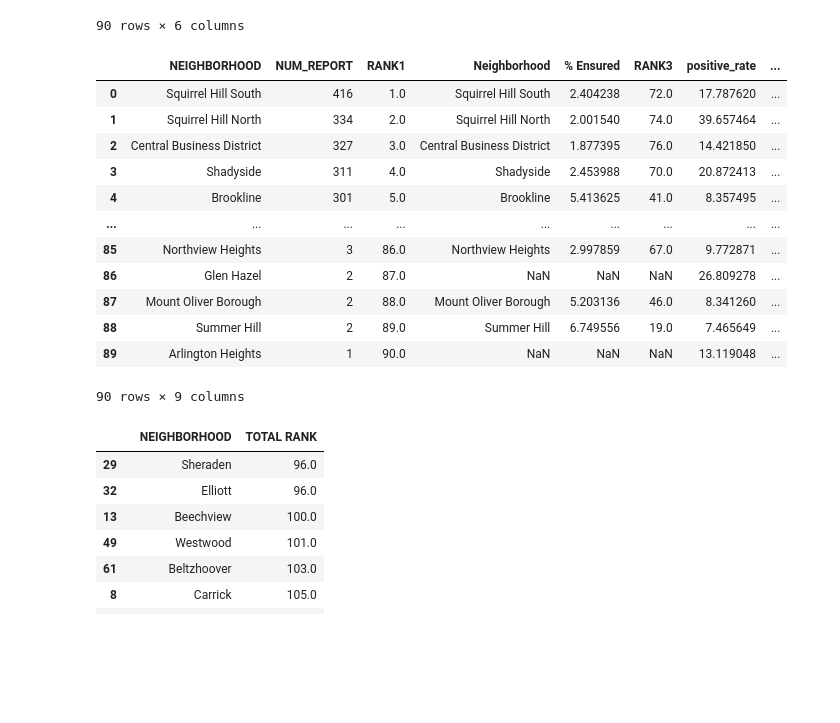
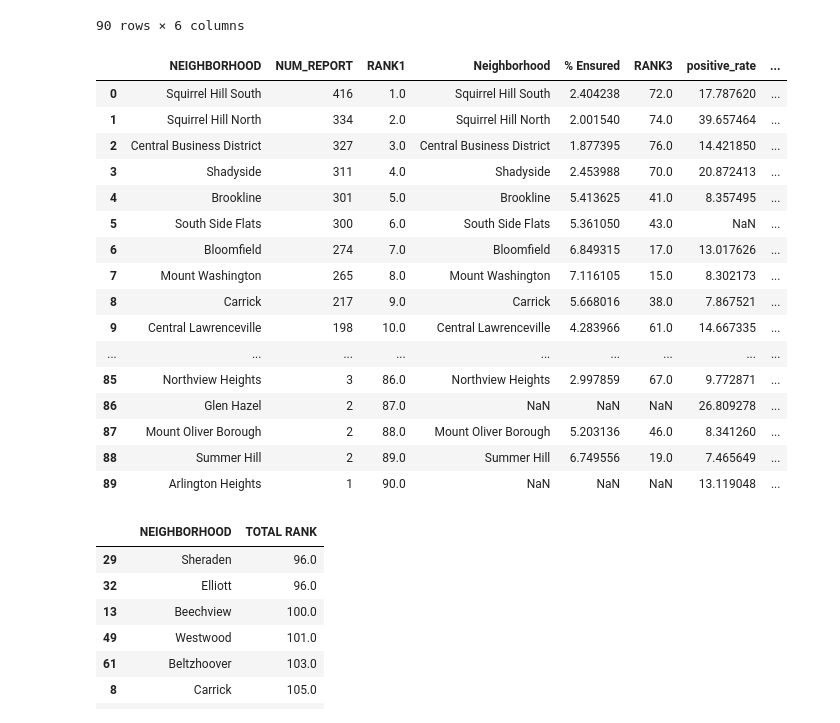
Before and after one commit to mmb181/FinalProject, a Jupyter notebook: Presentation/PresentationNotebook.ipynb, the cells around one changed output. Cells and saved outputs as stored; diff of their text form; code cells hidden in the pictures; blank space fills up the shorter version.

```diff
--- a/Presentation/PresentationNotebook.ipynb
+++ b/Presentation/PresentationNotebook.ipynb
@@ -664,21 +664,26 @@ merged
 # %%
 merged2 = merged.merge(dftest, how='left', left_on='NEIGHBORHOOD', right_on='neighborhood_municipality')
 # %%
-pd.set_option('display.max_rows', 10)
+pd.set_option('display.max_rows', 1000)
+merged2
 # %% [output]
 |  | NEIGHBORHOOD | NUM_REPORT | RANK1 | Neighborhood | % Ensured | RANK3 | positive_rate | ... |
 | 0 | Squirrel Hill South | 416 | 1.0 | Squirrel Hill South | 2.404238 | 72.0 | 17.787620 | ... |
 | 1 | Squirrel Hill North | 334 | 2.0 | Squirrel Hill North | 2.001540 | 74.0 | 39.657464 | ... |
 | 2 | Central Business District | 327 | 3.0 | Central Business District | 1.877395 | 76.0 | 14.421850 | ... |
 | 3 | Shadyside | 311 | 4.0 | Shadyside | 2.453988 | 70.0 | 20.872413 | ... |
 | 4 | Brookline | 301 | 5.0 | Brookline | 5.413625 | 41.0 | 8.357495 | ... |
+| 5 | South Side Flats | 300 | 6.0 | South Side Flats | 5.361050 | 43.0 | NaN | ... |
+| 6 | Bloomfield | 274 | 7.0 | Bloomfield | 6.849315 | 17.0 | 13.017626 | ... |
+| 7 | Mount Washington | 265 | 8.0 | Mount Washington | 7.116105 | 15.0 | 8.302173 | ... |
+| 8 | Carrick | 217 | 9.0 | Carrick | 5.668016 | 38.0 | 7.867521 | ... |
+| 9 | Central Lawrenceville | 198 | 10.0 | Central Lawrenceville | 4.283966 | 61.0 | 14.667335 | ... |
 | ... | ... | ... | ... | ... | ... | ... | ... | ... |
 | 85 | Northview Heights | 3 | 86.0 | Northview Heights | 2.997859 | 67.0 | 9.772871 | ... |
 | 86 | Glen Hazel | 2 | 87.0 | NaN | NaN | NaN | 26.809278 | ... |
 | 87 | Mount Oliver Borough | 2 | 88.0 | Mount Oliver Borough | 5.203136 | 46.0 | 8.341260 | ... |
 | 88 | Summer Hill | 2 | 89.0 | Summer Hill | 6.749556 | 19.0 | 7.465649 | ... |
 | 89 | Arlington Heights | 1 | 90.0 | NaN | NaN | NaN | 13.119048 | ... |
-90 rows × 9 columns
 # %%
 merged2['TOTAL RANK'] = merged2['RANK1'] + merged2['RANK2'] + merged2['RANK3']
 # %%
```
Also changed, not shown: parts of 3 cells of this notebook.
